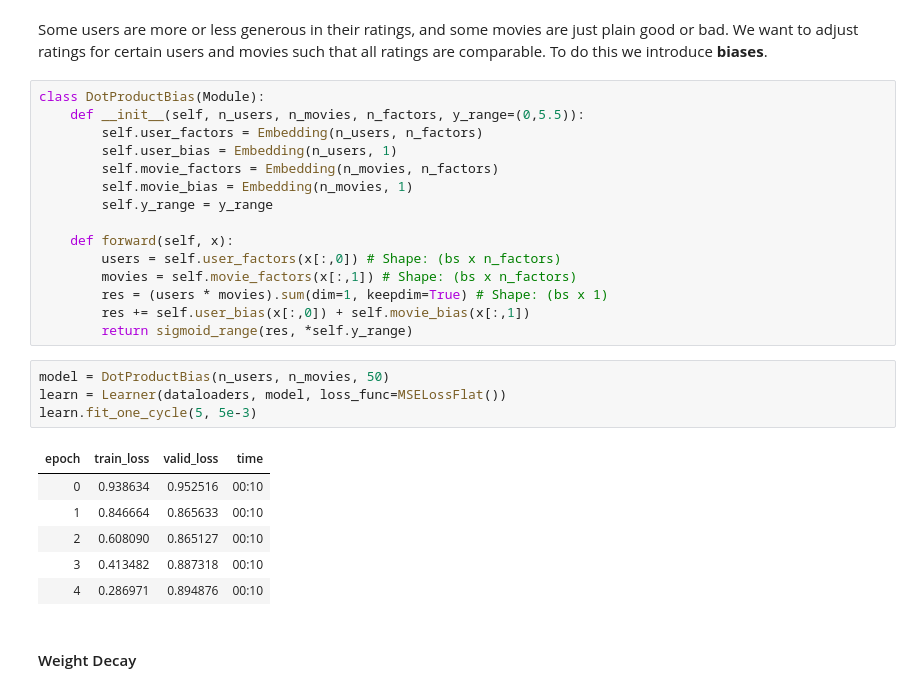
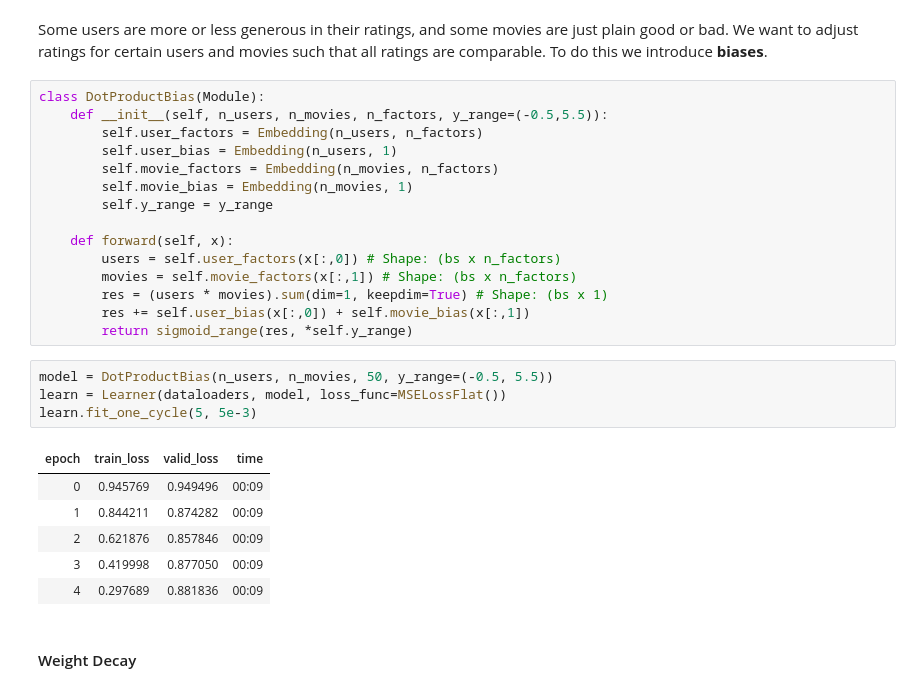
Before and after one commit to dqna64/fastbook-experimental, a Jupyter notebook: 08-1.ipynb, the cells around one changed output. Saved outputs shown, nothing was run; the diff lists cells and outputs as text.

```diff
--- a/08-1.ipynb
+++ b/08-1.ipynb
@@ -174,7 +185,7 @@ learn.fit_one_cycle(5, 5e-3)
 Some users are more or less generous in their ratings, and some movies are just plain good or bad. We want to adjust ratings for certain users and movies such that all ratings are comparable. To do this we introduce **biases**.
 # %%
 class DotProductBias(Module):
-    def __init__(self, n_users, n_movies, n_factors, y_range=(0,5.5)):
+    def __init__(self, n_users, n_movies, n_factors, y_range=(-0.5,5.5)):
         self.user_factors = Embedding(n_users, n_factors)
         self.user_bias = Embedding(n_users, 1)
         self.movie_factors = Embedding(n_movies, n_factors)
@@ -188,16 +199,16 @@ class DotProductBias(Module):
         res += self.user_bias(x[:,0]) + self.movie_bias(x[:,1])
         return sigmoid_range(res, *self.y_range)
 # %%
-model = DotProductBias(n_users, n_movies, 50)
+model = DotProductBias(n_users, n_movies, 50, y_range=(-0.5, 5.5))
 learn = Learner(dataloaders, model, loss_func=MSELossFlat())
 learn.fit_one_cycle(5, 5e-3)
 # %% [output]
 | epoch | train_loss | valid_loss | time |
-| 0 | 0.938634 | 0.952516 | 00:10 |
-| 1 | 0.846664 | 0.865633 | 00:10 |
-| 2 | 0.608090 | 0.865127 | 00:10 |
-| 3 | 0.413482 | 0.887318 | 00:10 |
-| 4 | 0.286971 | 0.894876 | 00:10 |
+| 0 | 0.945769 | 0.949496 | 00:09 |
+| 1 | 0.844211 | 0.874282 | 00:09 |
+| 2 | 0.621876 | 0.857846 | 00:09 |
+| 3 | 0.419998 | 0.877050 | 00:09 |
+| 4 | 0.297689 | 0.881836 | 00:09 |
 # %% [markdown]
 #### Weight Decay
 # %% [markdown]
```
Also changed, not shown: parts of 28 cells of this notebook.
